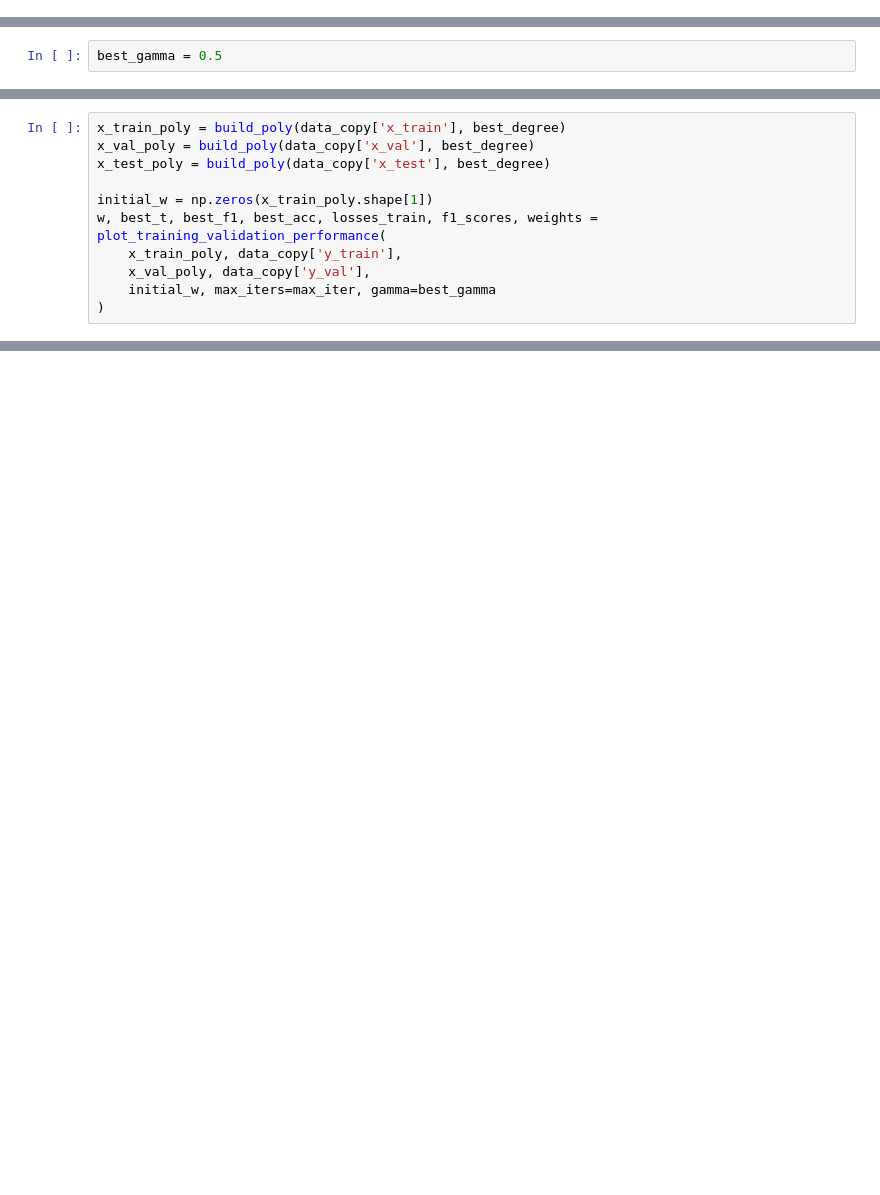
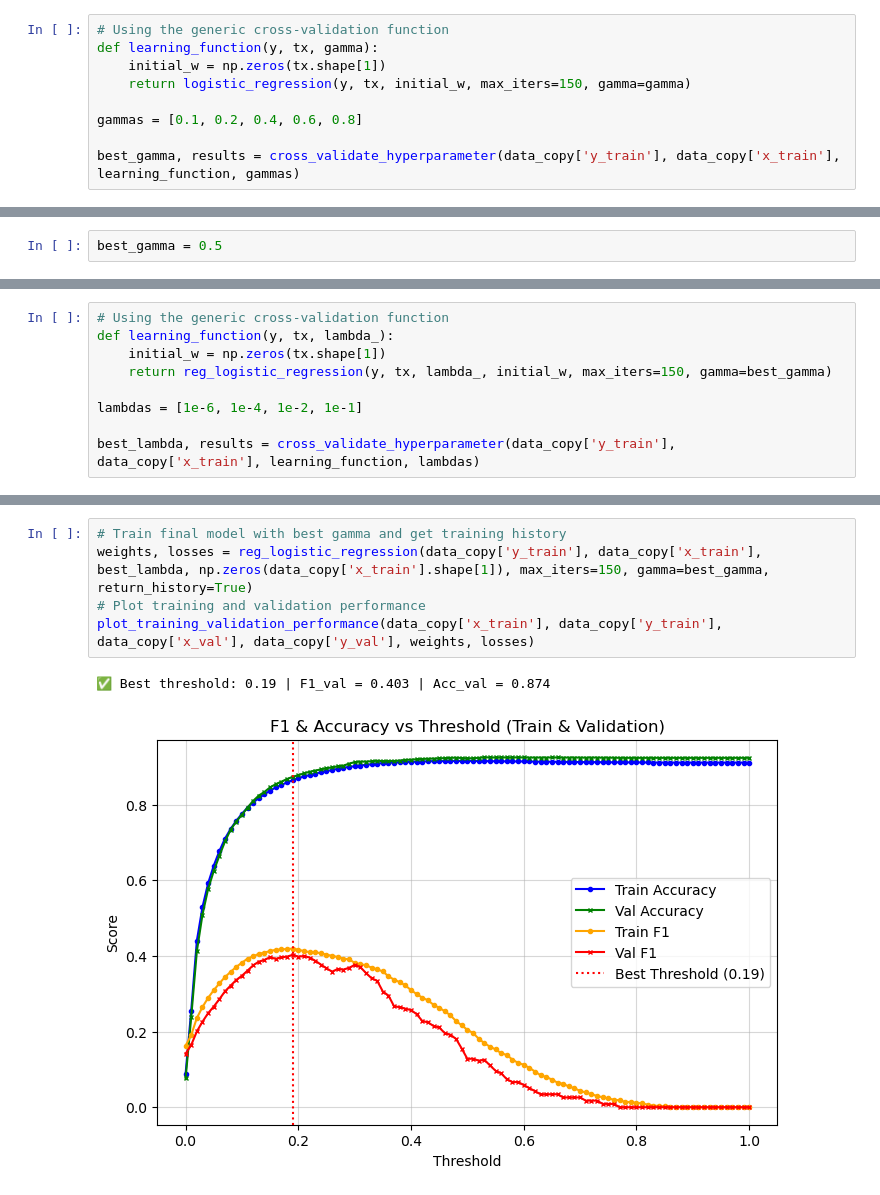
Before and after one commit to nathanmutin/MilaLyon, a Jupyter notebook: process.ipynb, the cells around one changed output, grey strips where cells are left out. Saved outputs shown, nothing was run; the diff lists cells and outputs as text; blank space fills up the shorter version.

```diff
--- a/process.ipynb
+++ b/process.ipynb
@@ -145,0 +132,9 @@ Gamma=0.90000 | Mean F1=0.3189
+# %%
+# Using the generic cross-validation function
+def learning_function(y, tx, gamma):
+    initial_w = np.zeros(tx.shape[1])
+    return logistic_regression(y, tx, initial_w, max_iters=150, gamma=gamma)
+
+gammas = [0.1, 0.2, 0.4, 0.6, 0.8]
+
+best_gamma, results = cross_validate_hyperparameter(data_copy['y_train'], data_copy['x_train'], learning_function, gammas)
@@ -224,11 +152,0 @@ best_degree = 2
-# %%
-x_train_poly = build_poly(data_copy['x_train'], best_degree)
-x_val_poly = build_poly(data_copy['x_val'], best_degree)
-x_test_poly = build_poly(data_copy['x_test'], best_degree)
-
-initial_w = np.zeros(x_train_poly.shape[1])
-w, best_t, best_f1, best_acc, losses_train, f1_scores, weights = plot_training_validation_performance(
-    x_train_poly, data_copy['y_train'],
-    x_val_poly, data_copy['y_val'],
-    initial_w, max_iters=max_iter, gamma=best_gamma
-)
@@ -501,0 +164,9 @@ create_csv_submission(data_copy['test_ids'], test_pred, 'logistic_regression_sub
+# %%
+# Using the generic cross-validation function
+def learning_function(y, tx, lambda_):
+    initial_w = np.zeros(tx.shape[1])
+    return reg_logistic_regression(y, tx, lambda_, initial_w, max_iters=150, gamma=best_gamma)
+
+lambdas = [1e-6, 1e-4, 1e-2, 1e-1]
+
+best_lambda, results = cross_validate_hyperparameter(data_copy['y_train'], data_copy['x_train'], learning_function, lambdas)
@@ -501,0 +182,8 @@ create_csv_submission(data_copy['test_ids'], test_pred, 'logistic_regression_sub
+# %%
+# Train final model with best gamma and get training history
+weights, losses = reg_logistic_regression(data_copy['y_train'], data_copy['x_train'], best_lambda, np.zeros(data_copy['x_train'].shape[1]), max_iters=150, gamma=best_gamma, return_history=True)
+# Plot training and validation performance
+plot_training_validation_performance(data_copy['x_train'], data_copy['y_train'], data_copy['x_val'], data_copy['y_val'], weights, losses)
+# %% [output]
+✅ Best threshold: 0.19 | F1_val = 0.403 | Acc_val = 0.874
+[figure, added]
```
Also changed, not shown: parts of 52 cells of this notebook, 1 other file.
